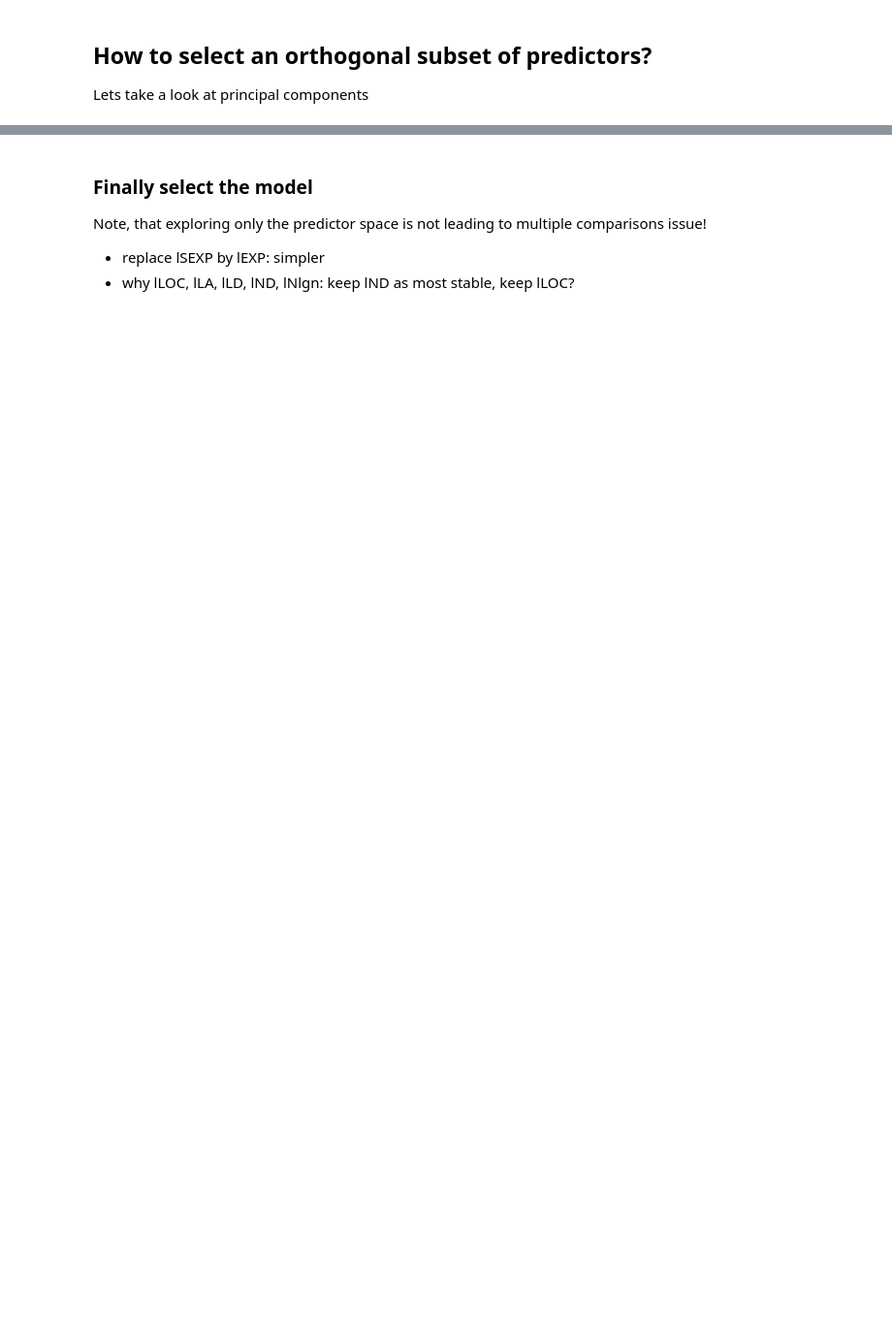
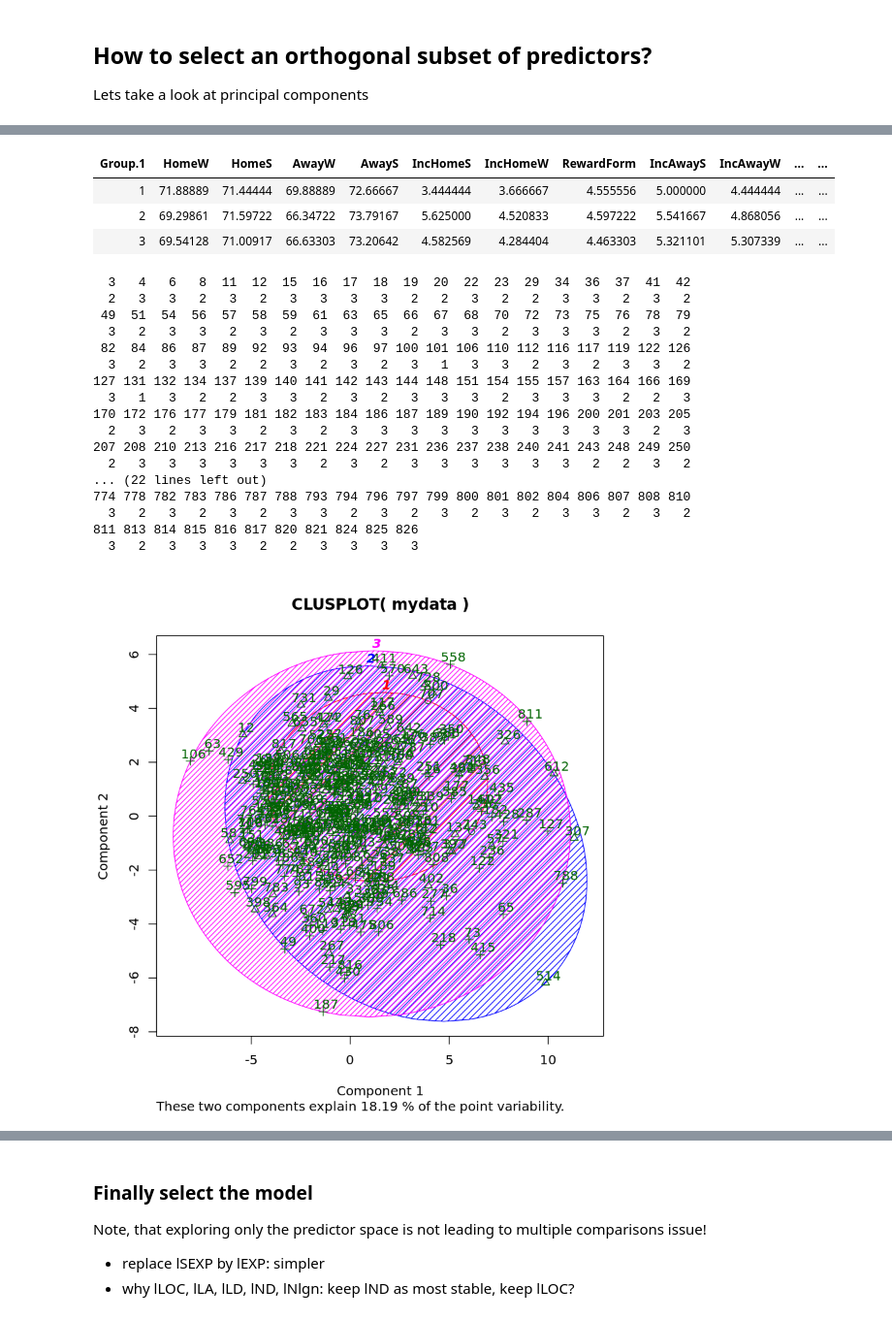
Before and after one commit to audrism/powerstats, a Jupyter notebook: PowerSurveyAnalysis.ipynb, the cells around one changed output, grey strips where cells are left out. Shown at 97% size. Drawn from its saved outputs; the diff is of its cells as text; code cells hidden in the pictures; blank space fills up the shorter version.

```diff
--- a/PowerSurveyAnalysis.ipynb
+++ b/PowerSurveyAnalysis.ipynb
@@ -119,0 +353,4 @@ plot without title
+# %%
+#mydata <-scale(data);
+mydata <- data;
+mydata
@@ -120 +375,45 @@ plot without title
+# %%
+#mydata <- scale(data);
+#mydata <- data
+# Determine number of clusters
+wss <- (nrow(mydata)-1)*sum(apply(mydata,2,var))
+for (i in 2:15) wss[i] <- sum(kmeans(mydata,
+  	centers=i)$withinss)
+#plot(1:15, wss, type="b", xlab="Number of Clusters",
+#  ylab="Within groups sum of squares")
+# K-Means Cluster Analysis
+fit <- kmeans(mydata, 3)
+# get cluster means
+aggregate(mydata,by=list(fit$cluster),FUN=mean)
+# append cluster assignment
+mydata <- data.frame(mydata, fit$cluster)
+fit$cluster;
+# Cluster Plot against 1st 2 principal components
+# vary parameters for most readable graph
+library(cluster)
+clusplot(mydata, fit$cluster, color=TRUE, shade=TRUE,
+  	labels=2, lines=0)
+# %% [output]
+| Group.1 | HomeW | HomeS | AwayW | AwayS | IncHomeS | IncHomeW | RewardForm | IncAwayS | IncAwayW | ... | ... |
+| 1 | 71.88889 | 71.44444 | 69.88889 | 72.66667 | 3.444444 | 3.666667 | 4.555556 | 5.000000 | 4.444444 | ... | ... |
+| 2 | 69.29861 | 71.59722 | 66.34722 | 73.79167 | 5.625000 | 4.520833 | 4.597222 | 5.541667 | 4.868056 | ... | ... |
+| 3 | 69.54128 | 71.00917 | 66.63303 | 73.20642 | 4.582569 | 4.284404 | 4.463303 | 5.321101 | 5.307339 | ... | ... |
+  3   4   6   8  11  12  15  16  17  18  19  20  22  23  29  34  36  37  41  42
+  2   3   3   2   3   2   3   3   3   3   2   2   3   2   2   3   3   2   3   2
+ 49  51  54  56  57  58  59  61  63  65  66  67  68  70  72  73  75  76  78  79
+  3   2   3   3   2   3   2   3   3   3   2   3   3   2   3   3   3   2   3   2
+ 82  84  86  87  89  92  93  94  96  97 100 101 106 110 112 116 117 119 122 126
+  3   2   3   3   2   2   3   2   3   2   3   1   3   3   2   3   2   3   3   2
+127 131 132 134 137 139 140 141 142 143 144 148 151 154 155 157 163 164 166 169
+  3   1   3   2   2   3   3   2   3   2   3   3   3   2   3   3   3   2   2   3
+170 172 176 177 179 181 182 183 184 186 187 189 190 192 194 196 200 201 203 205
+  2   3   2   3   3   2   3   2   3   3   3   3   3   3   3   3   3   3   2   3
+207 208 210 213 216 217 218 221 224 227 231 236 237 238 240 241 243 248 249 250
+  2   3   3   3   3   3   3   2   3   2   3   3   3   3   3   3   2   2   3   2
+... (22 lines left out)
+774 778 782 783 786 787 788 793 794 796 797 799 800 801 802 804 806 807 808 810
+  3   2   3   2   3   2   3   3   2   3   2   3   2   3   2   3   3   2   3   2
+811 813 814 815 816 817 820 821 824 825 826
+  3   2   3   3   3   2   2   3   3   3   3
+[figure, added]
 # %% [markdown]
```
Also changed, not shown: parts of 47 cells of this notebook.
